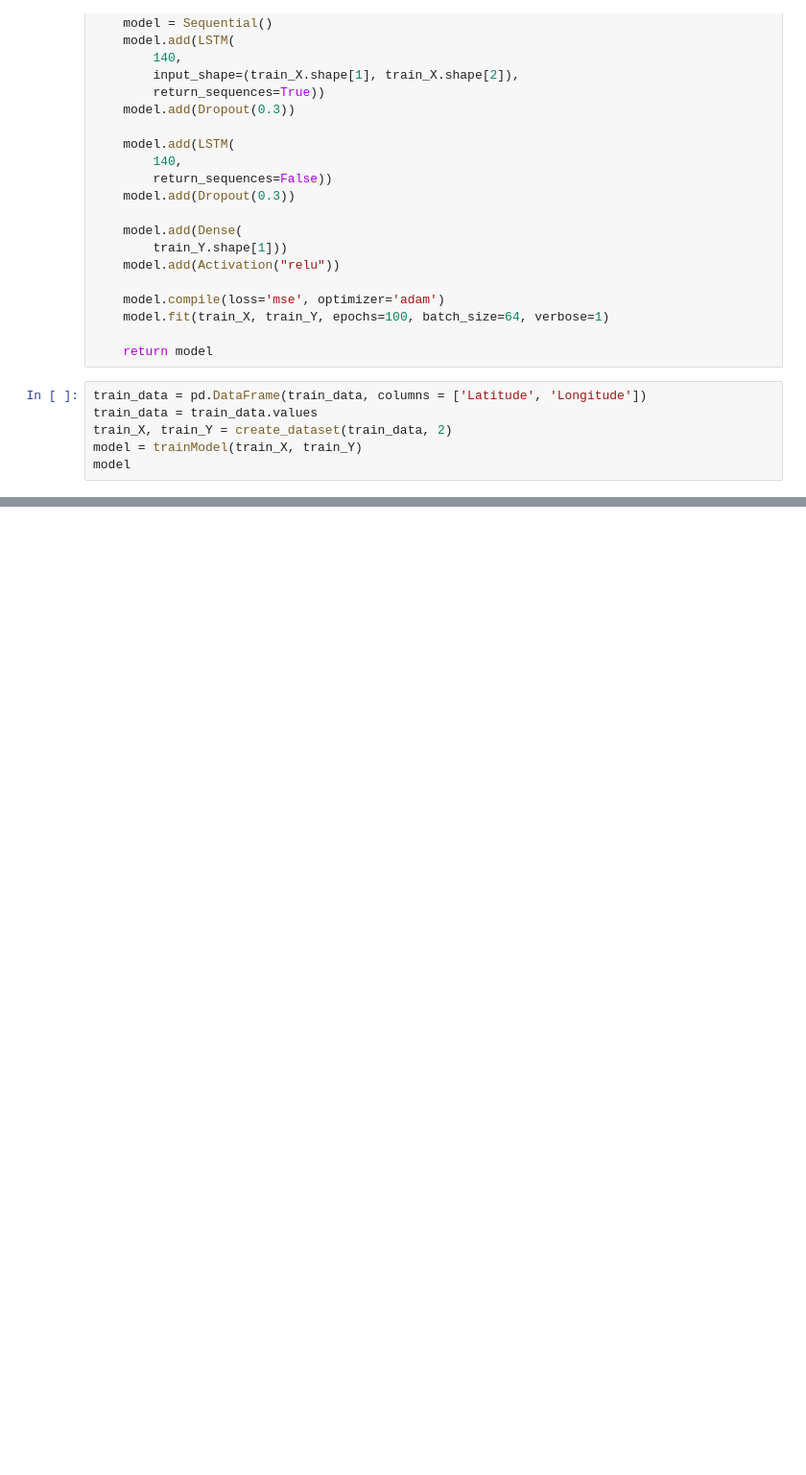
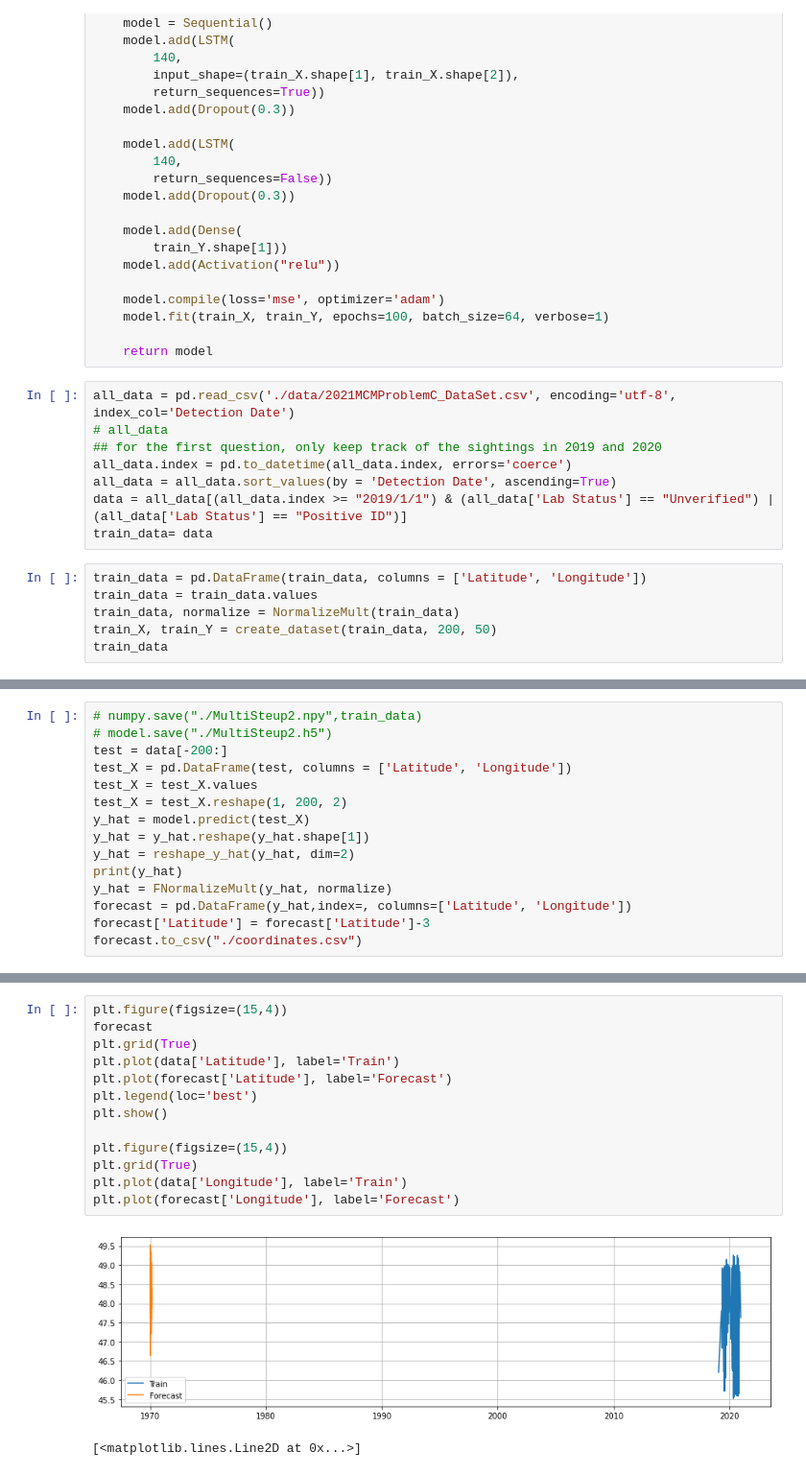
Before and after one commit to yihuajack/MCM2021_C, a Jupyter notebook: lstm.ipynb, the cells around one changed output, grey strips where cells are left out. Shown at 96% size. Drawn from its saved outputs; the diff is of its cells as text; blank space fills up the shorter version.

Commit message:
finish lstm model

```diff
--- a/lstm.ipynb
+++ b/lstm.ipynb
@@ -69,10 +127,18 @@ def trainModel(train_X, train_Y):
     model.fit(train_X, train_Y, epochs=100, batch_size=64, verbose=1)
 
     return model
+# %%
+all_data = pd.read_csv('./data/2021MCMProblemC_DataSet.csv', encoding='utf-8', index_col='Detection Date')
+# all_data
+## for the first question, only keep track of the sightings in 2019 and 2020
+all_data.index = pd.to_datetime(all_data.index, errors='coerce')
+all_data = all_data.sort_values(by = 'Detection Date', ascending=True)
+data = all_data[(all_data.index >= "2019/1/1") & (all_data['Lab Status'] == "Unverified") | (all_data['Lab Status'] == "Positive ID")]
+train_data= data
 # %%
 train_data = pd.DataFrame(train_data, columns = ['Latitude', 'Longitude'])
 train_data = train_data.values
-train_X, train_Y = create_dataset(train_data, 2)
-model = trainModel(train_X, train_Y)
-model
+train_data, normalize = NormalizeMult(train_data)
+train_X, train_Y = create_dataset(train_data, 200, 50)
+train_data
 # %% [output]
@@ -96,0 +173,15 @@ Epoch 100/100
+# %%
+# numpy.save("./MultiSteup2.npy",train_data)
+# model.save("./MultiSteup2.h5")
+test = data[-200:]
+test_X = pd.DataFrame(test, columns = ['Latitude', 'Longitude'])
+test_X = test_X.values
+test_X = test_X.reshape(1, 200, 2)
+y_hat = model.predict(test_X)
+y_hat = y_hat.reshape(y_hat.shape[1])
+y_hat = reshape_y_hat(y_hat, dim=2)
+print(y_hat)
+y_hat = FNormalizeMult(y_hat, normalize)
+forecast = pd.DataFrame(y_hat,index=, columns=['Latitude', 'Longitude'])
+forecast['Latitude'] = forecast['Latitude']-3
+forecast.to_csv("./coordinates.csv")
@@ -96,0 +207,16 @@ Epoch 100/100
+# %%
+plt.figure(figsize=(15,4))
+forecast
+plt.grid(True)
+plt.plot(data['Latitude'], label='Train')
+plt.plot(forecast['Latitude'], label='Forecast')
+plt.legend(loc='best')
+plt.show()
+
+plt.figure(figsize=(15,4))
+plt.grid(True)
+plt.plot(data['Longitude'], label='Train')
+plt.plot(forecast['Longitude'], label='Forecast')
+# %% [output]
+[figure, added]
+[<matplotlib.lines.Line2D at 0x...>]
```
Also changed, not shown: parts of 13 cells of this notebook, 3 other files.
